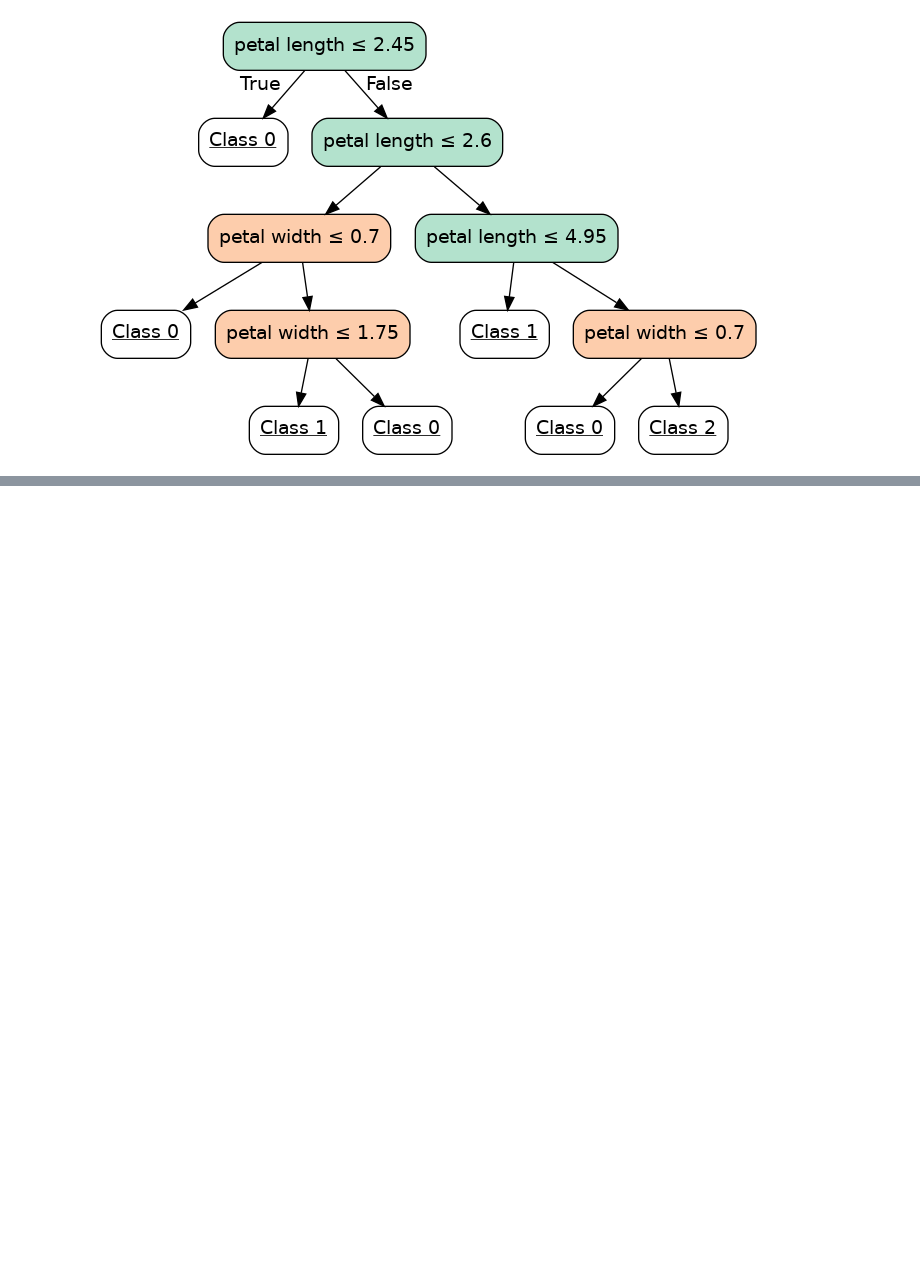
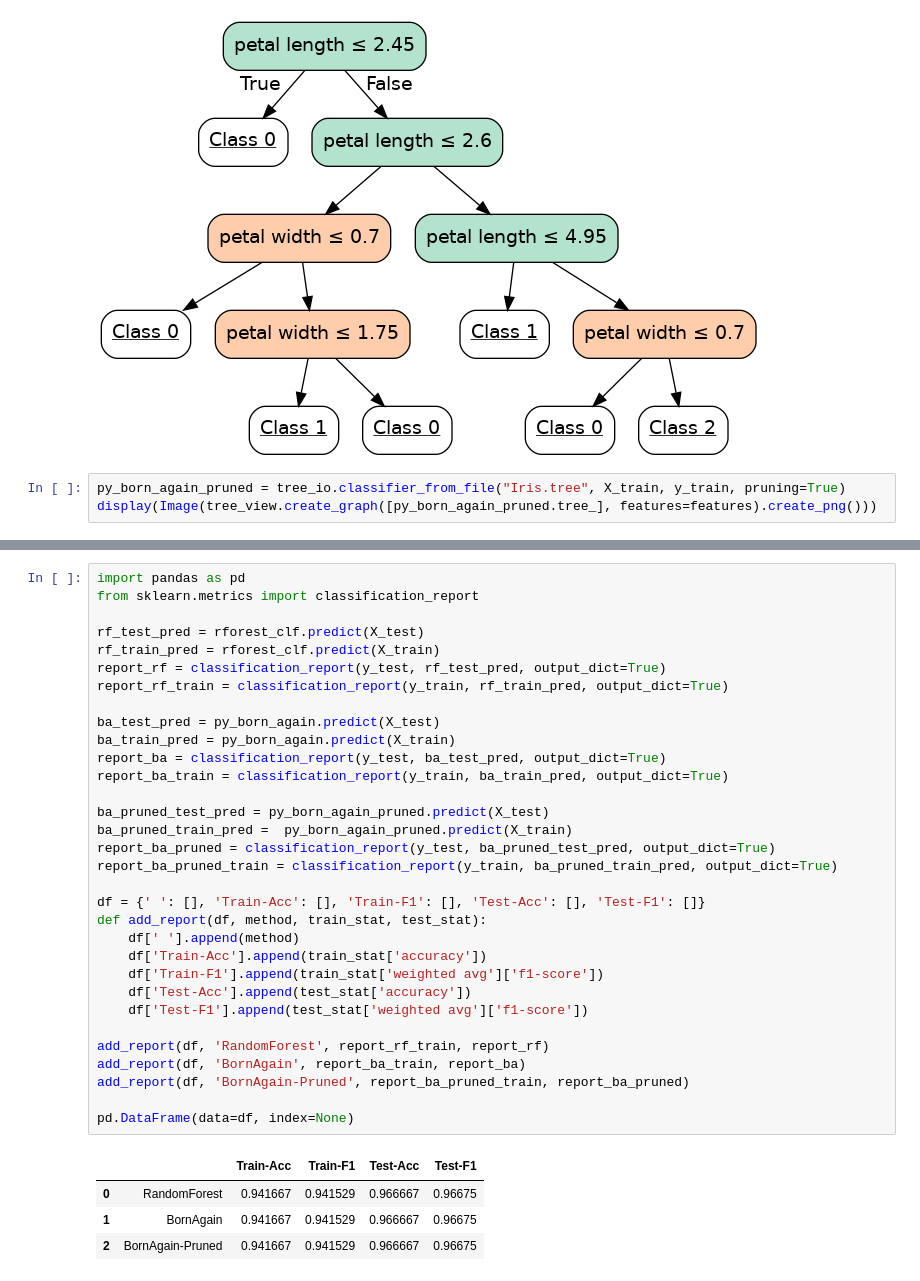
Before and after one commit to pedrosbmartins/tiny-ba-trees, a Jupyter notebook: notebooks/Classification.ipynb, the cells around one changed output, grey strips where cells are left out. Saved outputs shown, nothing was run; the diff lists cells and outputs as text; blank space fills up the shorter version.

```diff
--- a/Classification.ipynb
+++ b/notebooks/Classification.ipynb
@@ -206,3 +204,6 @@ py_born_again = tree_io.classifier_from_file("Iris.tree", X_train, y_train, prun
 display(Image(tree_view.create_graph([py_born_again.tree_], features=features).create_png()))
 # %% [output]
 [figure]
+# %%
+py_born_again_pruned = tree_io.classifier_from_file("Iris.tree", X_train, y_train, pruning=True)
+display(Image(tree_view.create_graph([py_born_again_pruned.tree_], features=features).create_png()))
@@ -208,0 +212,37 @@ display(Image(tree_view.create_graph([py_born_again.tree_], features=features).c
+# %%
+import pandas as pd
+from sklearn.metrics import classification_report
+
+rf_test_pred = rforest_clf.predict(X_test)
+rf_train_pred = rforest_clf.predict(X_train)
+report_rf = classification_report(y_test, rf_test_pred, output_dict=True)
+report_rf_train = classification_report(y_train, rf_train_pred, output_dict=True)
+
+ba_test_pred = py_born_again.predict(X_test)
+ba_train_pred = py_born_again.predict(X_train)
+report_ba = classification_report(y_test, ba_test_pred, output_dict=True)
+report_ba_train = classification_report(y_train, ba_train_pred, output_dict=True)
+
+ba_pruned_test_pred = py_born_again_pruned.predict(X_test)
+ba_pruned_train_pred =  py_born_again_pruned.predict(X_train)
+report_ba_pruned = classification_report(y_test, ba_pruned_test_pred, output_dict=True)
+report_ba_pruned_train = classification_report(y_train, ba_pruned_train_pred, output_dict=True)
+
+df = {' ': [], 'Train-Acc': [], 'Train-F1': [], 'Test-Acc': [], 'Test-F1': []}
+def add_report(df, method, train_stat, test_stat):
+    df[' '].append(method)
+    df['Train-Acc'].append(train_stat['accuracy'])
+    df['Train-F1'].append(train_stat['weighted avg']['f1-score'])
+    df['Test-Acc'].append(test_stat['accuracy'])
+    df['Test-F1'].append(test_stat['weighted avg']['f1-score'])
+
+add_report(df, 'RandomForest', report_rf_train, report_rf)
+add_report(df, 'BornAgain', report_ba_train, report_ba)
+add_report(df, 'BornAgain-Pruned', report_ba_pruned_train, report_ba_pruned)
+
+pd.DataFrame(data=df, index=None)
+# %% [output]
+|  |  | Train-Acc | Train-F1 | Test-Acc | Test-F1 |
+| 0 | RandomForest | 0.941667 | 0.941529 | 0.966667 | 0.96675 |
+| 1 | BornAgain | 0.941667 | 0.941529 | 0.966667 | 0.96675 |
+| 2 | BornAgain-Pruned | 0.941667 | 0.941529 | 0.966667 | 0.96675 |
```
Also changed, not shown: parts of 4 cells of this notebook, 11 other files.
